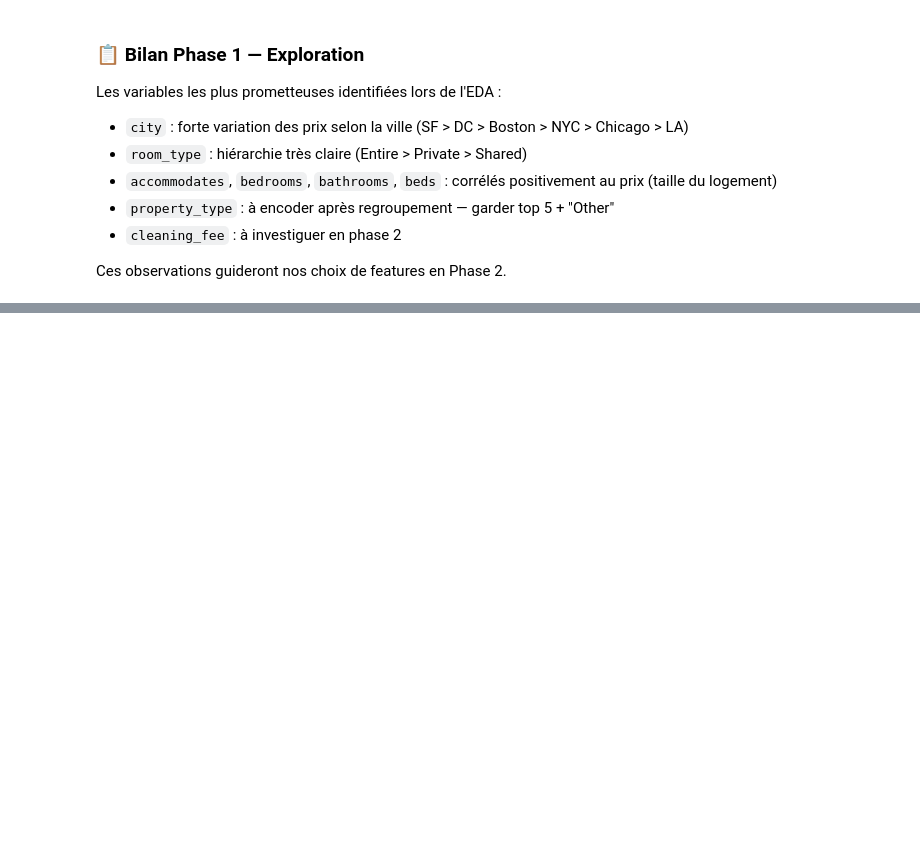
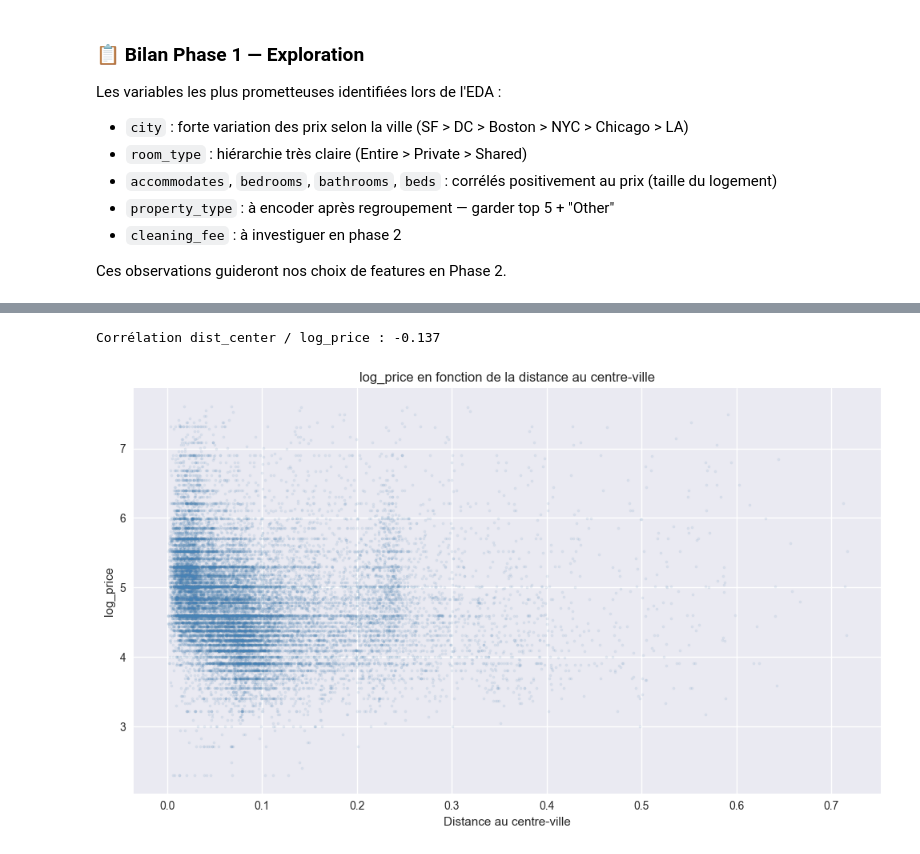
Before and after one commit to GingaShift/airbnb-price-oracle, a Jupyter notebook: notebooks/airbnb_price_oracle.ipynb, the cells around one changed output, grey strips where cells are left out. Saved outputs shown, nothing was run; the diff lists cells and outputs as text; code cells hidden in the pictures; blank space fills up the shorter version.

```diff
--- a/notebooks/airbnb_price_oracle.ipynb
+++ b/notebooks/airbnb_price_oracle.ipynb
@@ -520,0 +584,12 @@ Ces observations guideront nos choix de features en Phase 2.
+# %%
+# One Hot Encoding sur room_type, city, bed_type, property_type
+cols_ohe = ['room_type', 'city', 'bed_type', 'property_type']
+
+train_fe = pd.get_dummies(train_fe, columns=cols_ohe, prefix=cols_ohe)
+test_fe  = pd.get_dummies(test_fe,  columns=cols_ohe, prefix=cols_ohe)
+
+# Aligner les colonnes train/test (au cas où le test aurait des valeurs manquantes)
+train_fe, test_fe = train_fe.align(test_fe, join='left', axis=1, fill_value=0)
+
+print("OHE appliqué ✅")
+print(f"Nouvelles colonnes créées : {[c for c in train_fe.columns if any(p in c for p in cols_ohe)]}")
@@ -520,0 +920,19 @@ Ces observations guideront nos choix de features en Phase 2.
+# %%
+# Corrélation avec log_price
+corr_dist = train_fe[['dist_center', 'log_price']].corr()['log_price']['dist_center']
+print(f"Corrélation dist_center / log_price : {corr_dist:.3f}")
+
+# Scatter dist_center vs log_price
+fig, ax = plt.subplots(figsize=(10, 6))
+ax.scatter(train_fe['dist_center'], train_fe['log_price'],
+           alpha=0.1, color='steelblue', s=5)
+ax.set_title('log_price en fonction de la distance au centre-ville')
+ax.set_xlabel('Distance au centre-ville')
+ax.set_ylabel('log_price')
+
+plt.tight_layout()
+plt.savefig('../outputs/scatter_dist_center.png', dpi=150, bbox_inches='tight')
+plt.show()
+# %% [output]
+Corrélation dist_center / log_price : -0.137
+[figure, added]
```
Also changed, not shown: parts of 26 cells of this notebook, 2 other files.
